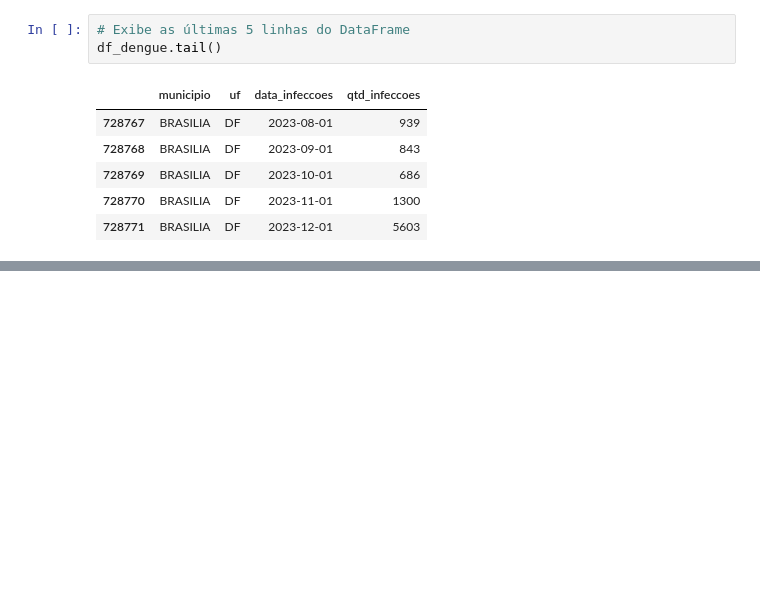
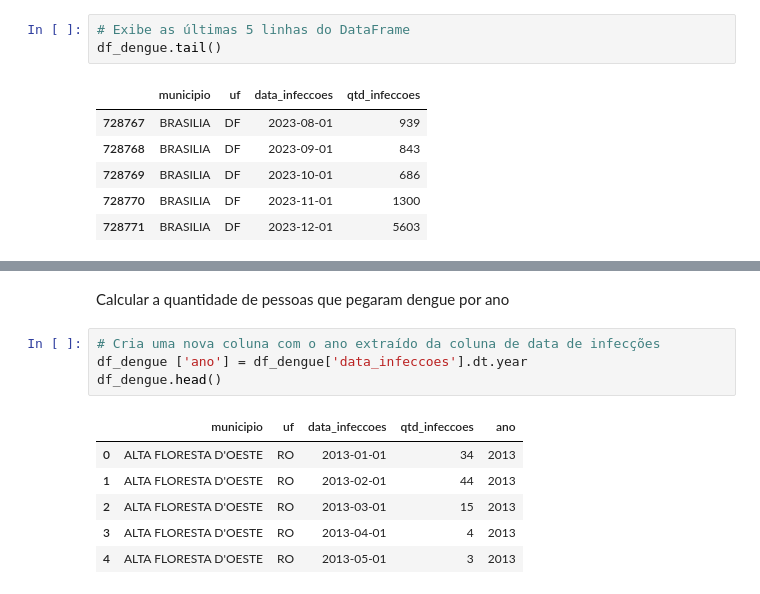
Before and after one commit to AleLucasG/Pos_Tech_FIAP_Data_Analytics, a Jupyter notebook: 01-data-analytics/handson/handson-01-analise-dados-storytelling/Dengue_Brasil.ipynb, the cells around one changed output, grey strips where cells are left out. Cells and saved outputs as stored; diff of their text form; blank space fills up the shorter version.

```diff
--- a/01-data-analytics/handson/handson-01-analise-dados-storytelling/Dengue_Brasil.ipynb
+++ b/01-data-analytics/handson/handson-01-analise-dados-storytelling/Dengue_Brasil.ipynb
@@ -37,0 +113,13 @@ df_dengue.tail()
+# %% [markdown]
+Calcular a quantidade de pessoas que pegaram dengue por ano
+# %%
+# Cria uma nova coluna com o ano extraído da coluna de data de infecções
+df_dengue ['ano'] = df_dengue['data_infeccoes'].dt.year
+df_dengue.head()
+# %% [output]
+|  | municipio | uf | data_infeccoes | qtd_infeccoes | ano |
+| 0 | ALTA FLORESTA D'OESTE | RO | 2013-01-01 | 34 | 2013 |
+| 1 | ALTA FLORESTA D'OESTE | RO | 2013-02-01 | 44 | 2013 |
+| 2 | ALTA FLORESTA D'OESTE | RO | 2013-03-01 | 15 | 2013 |
+| 3 | ALTA FLORESTA D'OESTE | RO | 2013-04-01 | 4 | 2013 |
+| 4 | ALTA FLORESTA D'OESTE | RO | 2013-05-01 | 3 | 2013 |
```
Also changed, not shown: parts of 13 cells of this notebook.
